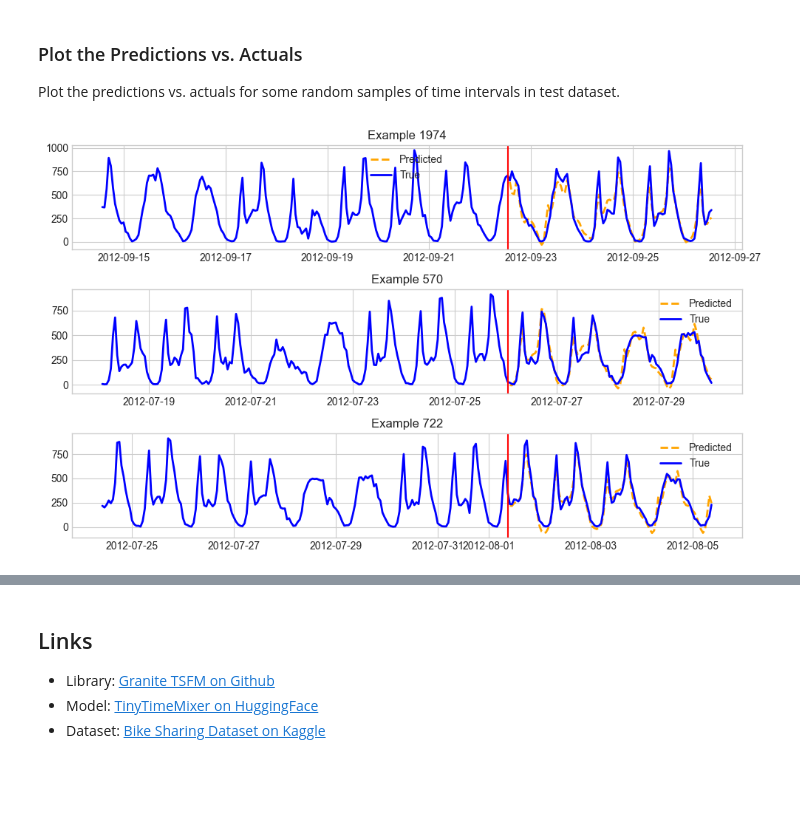
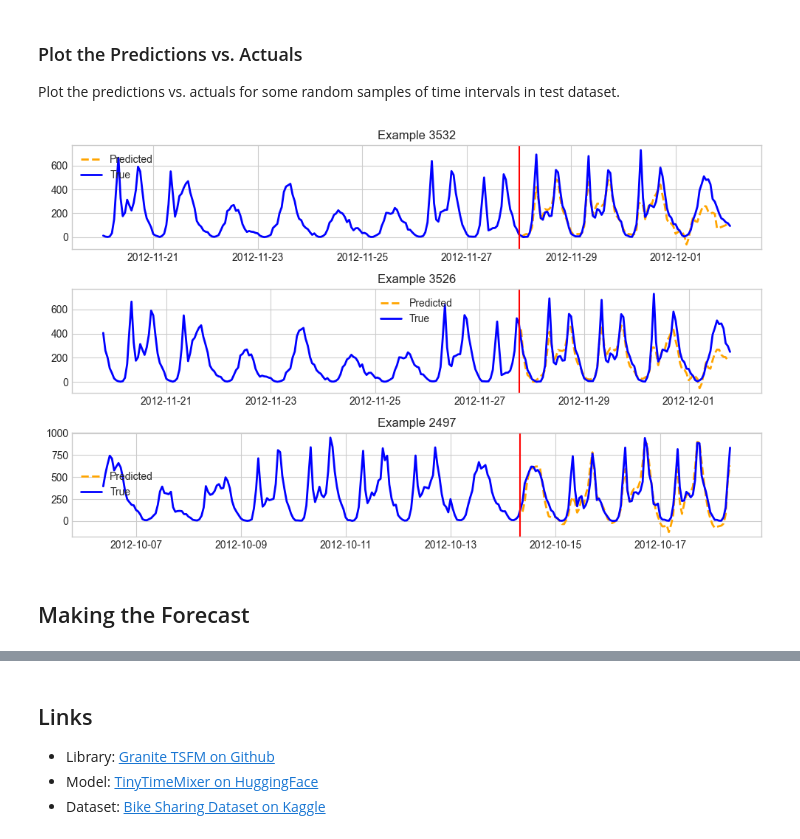
Before and after one commit to ibm-granite-community/granite-timeseries-cookbook, a Jupyter notebook: recipes/Time_Series/Bike_Sharing_Finetuning_with_Exogenous.ipynb, the cells around one changed output, grey strips where cells are left out. Drawn from its saved outputs; the diff is of its cells as text; code cells hidden in the pictures; blank space fills up the shorter version.

```diff
--- a/recipes/Time_Series/Bike_Sharing_Finetuning_with_Exogenous.ipynb
+++ b/recipes/Time_Series/Bike_Sharing_Finetuning_with_Exogenous.ipynb
@@ -422,12 +386,14 @@ Plot the predictions vs. actuals for some random samples of time intervals in te
 # %%
 # plot
 plot_predictions(
     input_df=test_df,
     predictions_df=finetune_forecast,
     freq="h",
     timestamp_column=timestamp_column,
     channel=target_columns[2],
-    indices=[1974, 570, 722],
+    indices=[3532, 3526, 2497],
 )
 # %% [output]
-[figure, old version]
+[figure, new version]
+# %% [markdown]
+## Making the Forecast
```
Also changed, not shown: parts of 19 cells of this notebook, 3 other files.
